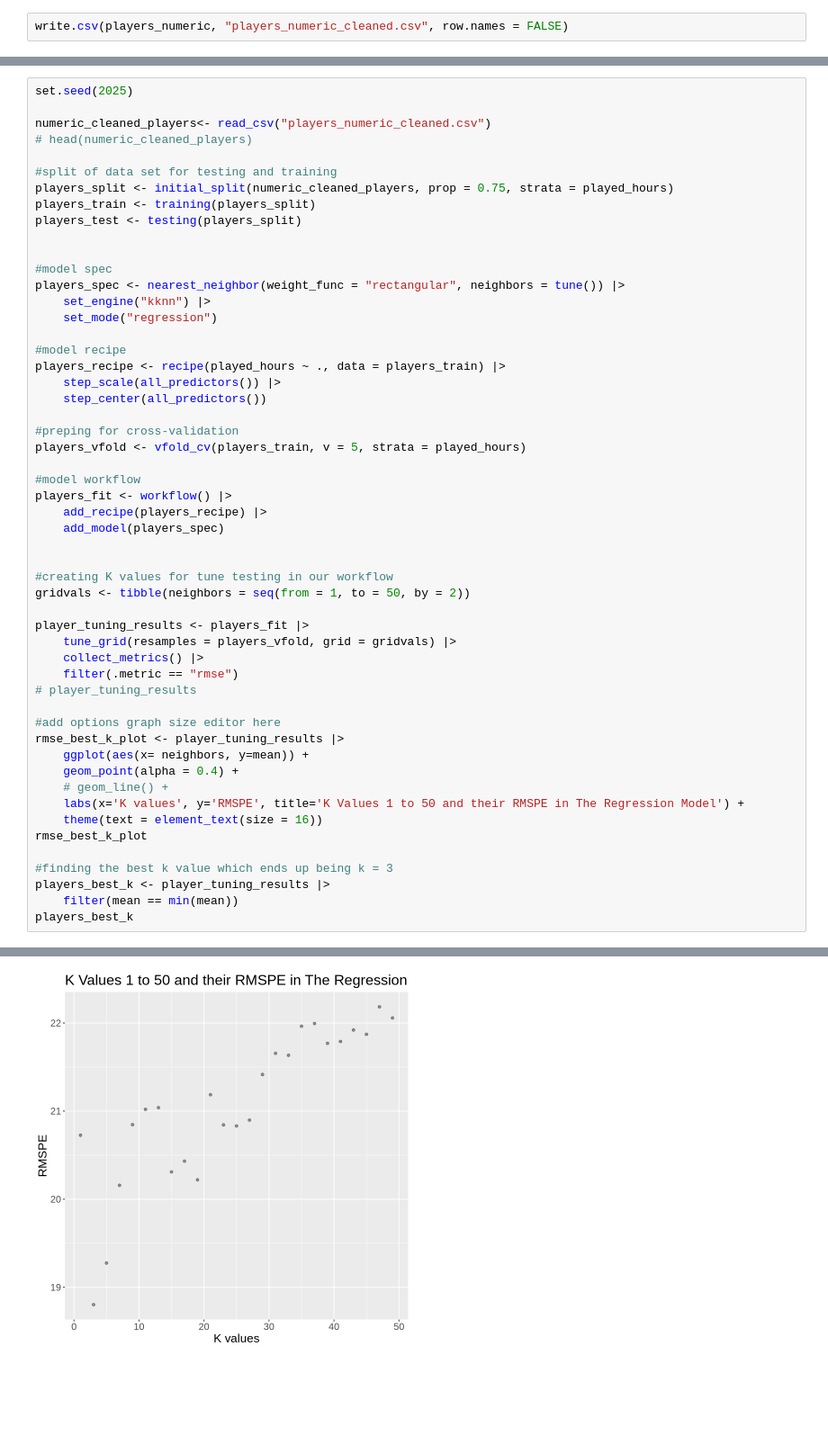
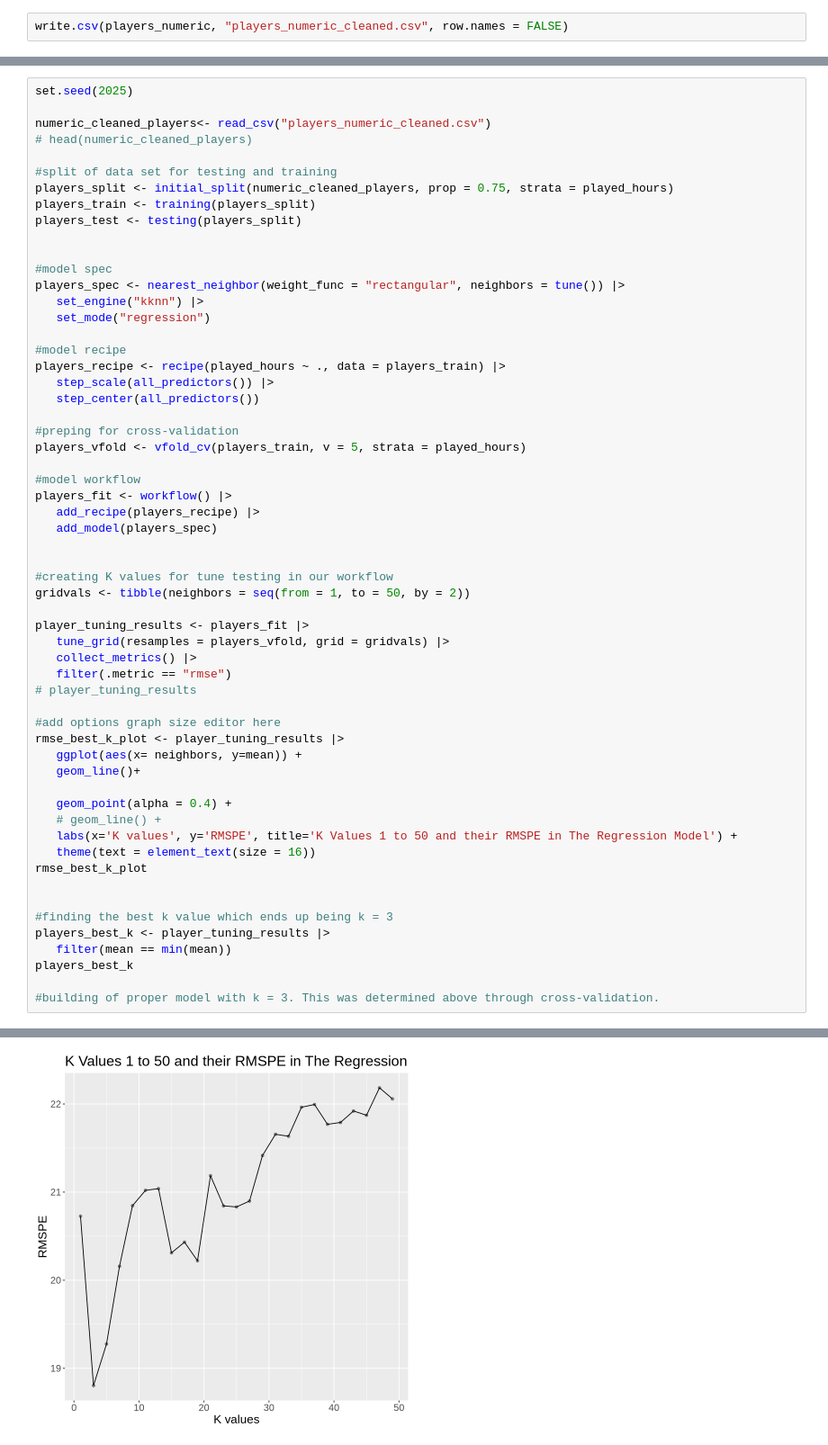
Before and after one commit to rjmc2006/DSCI-100_group_project, a Jupyter notebook: players_numeric.ipynb, the cells around one changed output, grey strips where cells are left out. Shown: that part at 90% size. Saved outputs shown, nothing was run; the diff lists cells and outputs as text; blank space fills up the shorter version.

```diff
--- a/players_numeric.ipynb
+++ b/players_numeric.ipynb
@@ -137,45 +150,50 @@ players_test <- testing(players_split)
 
 #model spec
 players_spec <- nearest_neighbor(weight_func = "rectangular", neighbors = tune()) |>
-    set_engine("kknn") |>
-    set_mode("regression")
+   set_engine("kknn") |>
+   set_mode("regression")
 
 #model recipe
 players_recipe <- recipe(played_hours ~ ., data = players_train) |>
-    step_scale(all_predictors()) |>
-    step_center(all_predictors())
+   step_scale(all_predictors()) |>
+   step_center(all_predictors())
 
 #preping for cross-validation
 players_vfold <- vfold_cv(players_train, v = 5, strata = played_hours)
 
 #model workflow
 players_fit <- workflow() |>
-    add_recipe(players_recipe) |>
-    add_model(players_spec)
+   add_recipe(players_recipe) |>
+   add_model(players_spec)
 
 
 #creating K values for tune testing in our workflow
 gridvals <- tibble(neighbors = seq(from = 1, to = 50, by = 2))
 
 player_tuning_results <- players_fit |>
-    tune_grid(resamples = players_vfold, grid = gridvals) |>
-    collect_metrics() |>
-    filter(.metric == "rmse")
+   tune_grid(resamples = players_vfold, grid = gridvals) |>
+   collect_metrics() |>
+   filter(.metric == "rmse")
 # player_tuning_results
 
 #add options graph size editor here
 rmse_best_k_plot <- player_tuning_results |>
-    ggplot(aes(x= neighbors, y=mean)) +
-    geom_point(alpha = 0.4) +
-    # geom_line() +
-    labs(x='K values', y='RMSPE', title='K Values 1 to 50 and their RMSPE in The Regression Model') +
-    theme(text = element_text(size = 16))
+   ggplot(aes(x= neighbors, y=mean)) +
+   geom_line()+
+
+   geom_point(alpha = 0.4) +
+   # geom_line() +
+   labs(x='K values', y='RMSPE', title='K Values 1 to 50 and their RMSPE in The Regression Model') +
+   theme(text = element_text(size = 16))
 rmse_best_k_plot
+
 
 #finding the best k value which ends up being k = 3
 players_best_k <- player_tuning_results |>
-    filter(mean == min(mean))
+   filter(mean == min(mean))
 players_best_k
+
+#building of proper model with k = 3. This was determined above through cross-validation.
 # %% [output]
 Rows: 196 Columns: 5
 ── Column specification ────────────────────────────────────────────────────────
@@ -197,5 +215,5 @@ There were issues with some computations   A: x1   B: x1
 A tibble: 1 × 7
 | neighbors | .metric | .estimator | mean | n | std_err | .config |
 | <dbl> | <chr> | <chr> | <dbl> | <int> | <dbl> | <chr> |
 | 3 | rmse | standard | 18.80356 | 3 | 7.306771 | Preprocessor1_Model02 |
-[figure, old version]
+[figure, new version]
```
Also changed, not shown: parts of 16 cells of this notebook.
